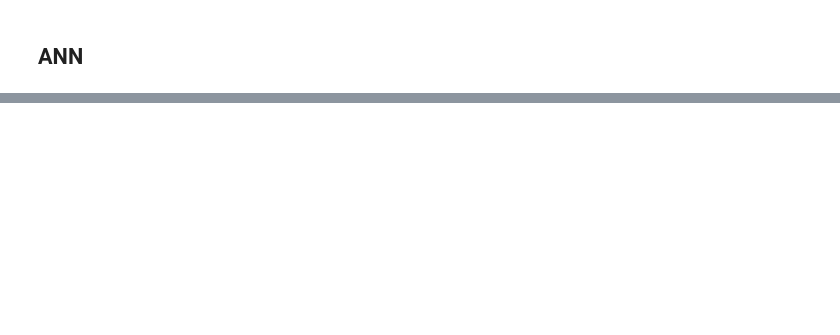
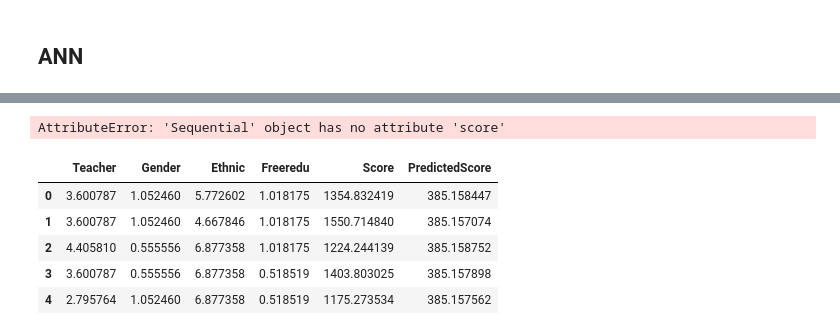
Before and after one commit to ChenMaster7/CEE697M-FINAL-PROJECT, a Jupyter notebook: Final-Project-Chen-Prasad.ipynb, the cells around one changed output, grey strips where cells are left out. Saved outputs shown, nothing was run; the diff lists cells and outputs as text; code cells hidden in the pictures; blank space fills up the shorter version.

```diff
--- a/Final-Project-Chen-Prasad.ipynb
+++ b/Final-Project-Chen-Prasad.ipynb
@@ -196,12 +304,18 @@ The testing accuracy is: 0.5567871044864418
 # %%
+X = pd.DataFrame(df, columns=['Teacher', 'Gender', 'Ethnic', 'Freeredu'])
+y = pd.DataFrame(df, columns=['Score'])
+
+
+X_train, X_test, y_train, y_test = train_test_split(X, y, test_size=0.3, random_state=42)
+
 # First we create the model for the ANN
 model = Sequential()
 
 # Now define the input layer and the hidden layer
-model.add(Dense(units=5, input_dim=4, kernel_initializer='normal', activation='relu'))
+model.add(Dense(units=2, input_dim=4, kernel_initializer='normal', activation='relu'))
 
 # Now define the second layer also with a relu activation
-model.add(Dense(units=5, kernel_initializer='normal',activation='relu'))
+model.add(Dense(units=5, kernel_initializer='normal',activation='tanh'))
 
 # Finally connect the output layer
 model.add(Dense(1,kernel_initializer='normal'))
@@ -211,4 +325,43 @@ model.compile(loss='mean_squared_error',optimizer='adam')
 
 # Fit to training set use a large number of epochs for example 40
 
-model.fit(X_train,y_train,batch_size=20,epocs=50,verbose=0)
+model.fit(X_train,y_train,batch_size=5,epochs=100,verbose=0)
+model.score(X_test,y_test)
+# %% [output]
+AttributeError: 'Sequential' object has no attribute 'score'
+# %%
+# Separate Target Variable and Predictor Variables
+TargetVariable=['Score']
+Predictors=['Teacher', 'Gender', 'Ethnic', 'Freeredu']
+
+### Sandardization of data ###
+PredictorScaler=StandardScaler()
+TargetVarScaler=StandardScaler()
+
+# Storing the fit object for later reference
+PredictorScalerFit=PredictorScaler.fit(X)
+TargetVarScalerFit=TargetVarScaler.fit(y)
+
+# Generating Predictions on testing data
+Predictions=model.predict(X_test)
+
+# Scaling the predicted score data back to original score scale
+Predictions=TargetVarScalerFit.inverse_transform(Predictions)
+
+# Scaling the y_test score data back to original score scale
+y_test_orig=TargetVarScalerFit.inverse_transform(y_test)
+
+# Scaling the test data back to original scale
+Test_Data=PredictorScalerFit.inverse_transform(X_test)
+
+TestingData=pd.DataFrame(data=Test_Data, columns=Predictors)
+TestingData['Score']=y_test_orig
+TestingData['PredictedScore']=Predictions
+TestingData.head()
+# %% [output]
+|  | Teacher | Gender | Ethnic | Freeredu | Score | PredictedScore |
+| 0 | 3.600787 | 1.052460 | 5.772602 | 1.018175 | 1354.832419 | 385.158447 |
+| 1 | 3.600787 | 1.052460 | 4.667846 | 1.018175 | 1550.714840 | 385.157074 |
+| 2 | 4.405810 | 0.555556 | 6.877358 | 1.018175 | 1224.244139 | 385.158752 |
+| 3 | 3.600787 | 0.555556 | 6.877358 | 0.518519 | 1403.803025 | 385.157898 |
+| 4 | 2.795764 | 1.052460 | 6.877358 | 0.518519 | 1175.273534 | 385.157562 |
```
Also changed, not shown: parts of 6 cells of this notebook.
